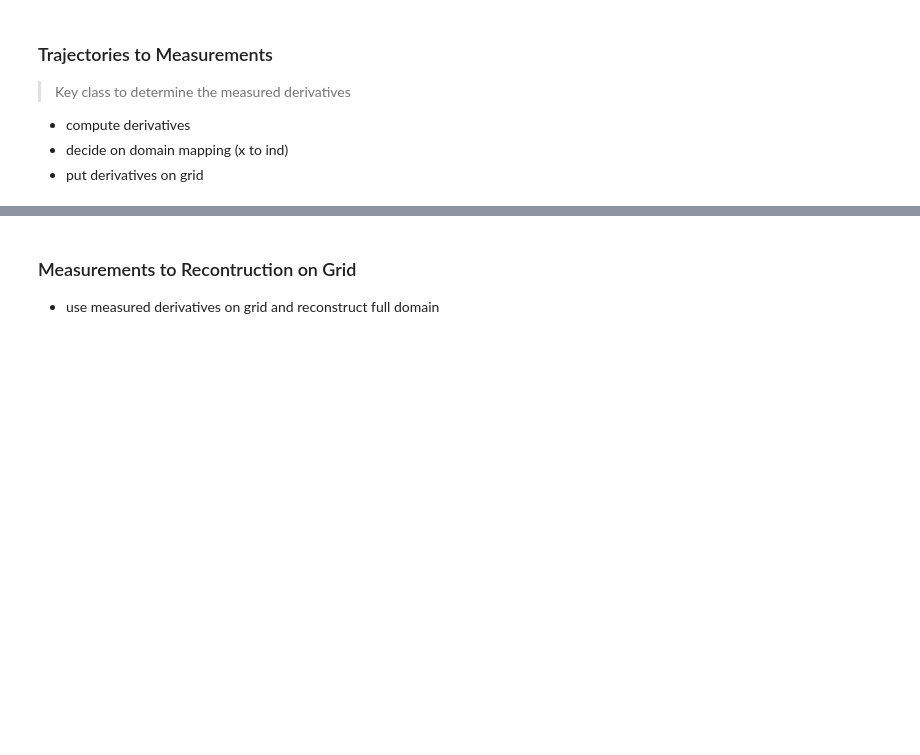
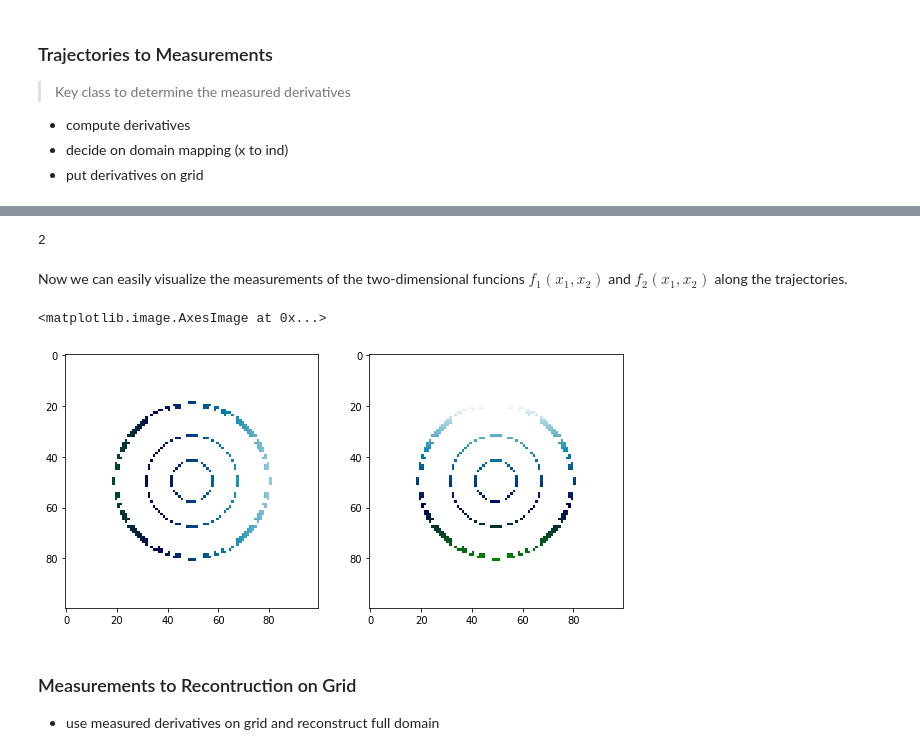
Before and after one commit to maimanuel/sparseodes, a Jupyter notebook: nbs/index.ipynb, the cells around one changed output, grey strips where cells are left out. Cells and saved outputs as stored; diff of their text form; code cells hidden in the pictures; blank space fills up the shorter version.

```diff
--- a/nbs/index.ipynb
+++ b/nbs/index.ipynb
@@ -32,3 +109,17 @@ Optional to test the method. Give a few examples of known ODE systems
+# %%
+t2m = traj_2_measurement(traj,time)
+# %% [output]
+2
+# %% [markdown]
+Now we can easily visualize the measurements of the two-dimensional funcions $f_1(x_1,x_2)$ and $f_2(x_1,x_2)$ along the trajectories.
+# %%
+#hide-input
+f,ax=plt.subplots(1,2,figsize=(10,22))
+ax[0].imshow(t2m.f_ms[0],vmin=-2,vmax=+2,cmap='ocean')
+ax[1].imshow(t2m.f_ms[1],vmin=-2,vmax=+2,cmap='ocean')
+# %% [output]
+<matplotlib.image.AxesImage at 0x...>
+[figure, added]
 # %% [markdown]
 ### Measurements to Recontruction on Grid
 * use measured derivatives on grid and reconstruct full domain
```
Also changed, not shown: parts of 16 cells of this notebook, 19 other files.
